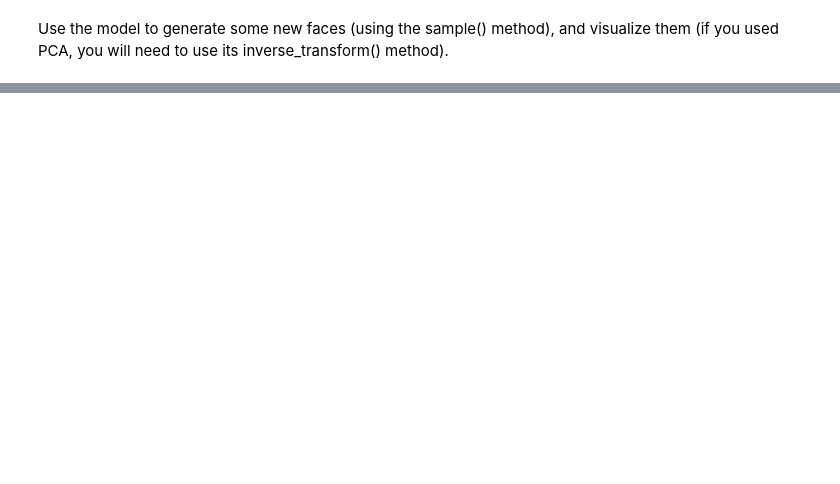
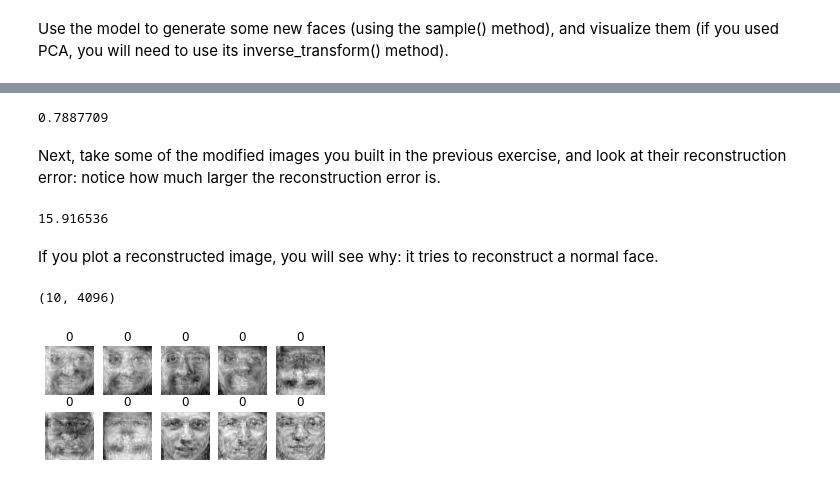
Before and after one commit to franciscoyira/handson-ml2, a Jupyter notebook: 09b_exercises.ipynb, the cells around one changed output, grey strips where cells are left out. Cells and saved outputs as stored; diff of their text form; code cells hidden in the pictures; blank space fills up the shorter version.

Commit message:
Finished exercises chapter 9

```diff
--- a/09b_exercises.ipynb
+++ b/09b_exercises.ipynb
@@ -455,0 +553,4 @@ Try to modify some images (e.g., rotate, flip, darken) and see if the model can
+# %%
+# This are transformations on the original data,
+# in order to pass them to `score_samples()` we need to apply pca.transform
+X_bad_faces_pca = pca.transform(X_bad_faces)
@@ -455,0 +582,26 @@ Try to modify some images (e.g., rotate, flip, darken) and see if the model can
+# %%
+X_reconstructed = pca.inverse_transform(X_reduced)
+
+# Computing the reconstruction error of the original images
+np.mean(np.sum(np.square(X_reconstructed  - data2), axis=1))
+# %% [output]
+0.7887709
+# %% [markdown]
+ Next, take some of the modified images you built in the previous exercise, and look at their reconstruction error: notice how much larger the reconstruction error is.
+# %%
+X_bad_faces_reconstructed = pca.inverse_transform(X_bad_faces_pca)
+
+np.mean(np.sum(np.square(X_bad_faces_reconstructed  - X_bad_faces), axis=1))
+# %% [output]
+15.916536
+# %% [markdown]
+
+If you plot a reconstructed image, you will see why: it tries to reconstruct a normal face.
+# %%
+X_bad_faces_reconstructed.shape
+# %% [output]
+(10, 4096)
+# %%
+plot_faces(X_bad_faces_reconstructed, target[:10])
+# %% [output]
+[figure, added]
```
Also changed, not shown: parts of 25 cells of this notebook, 1 other file.
